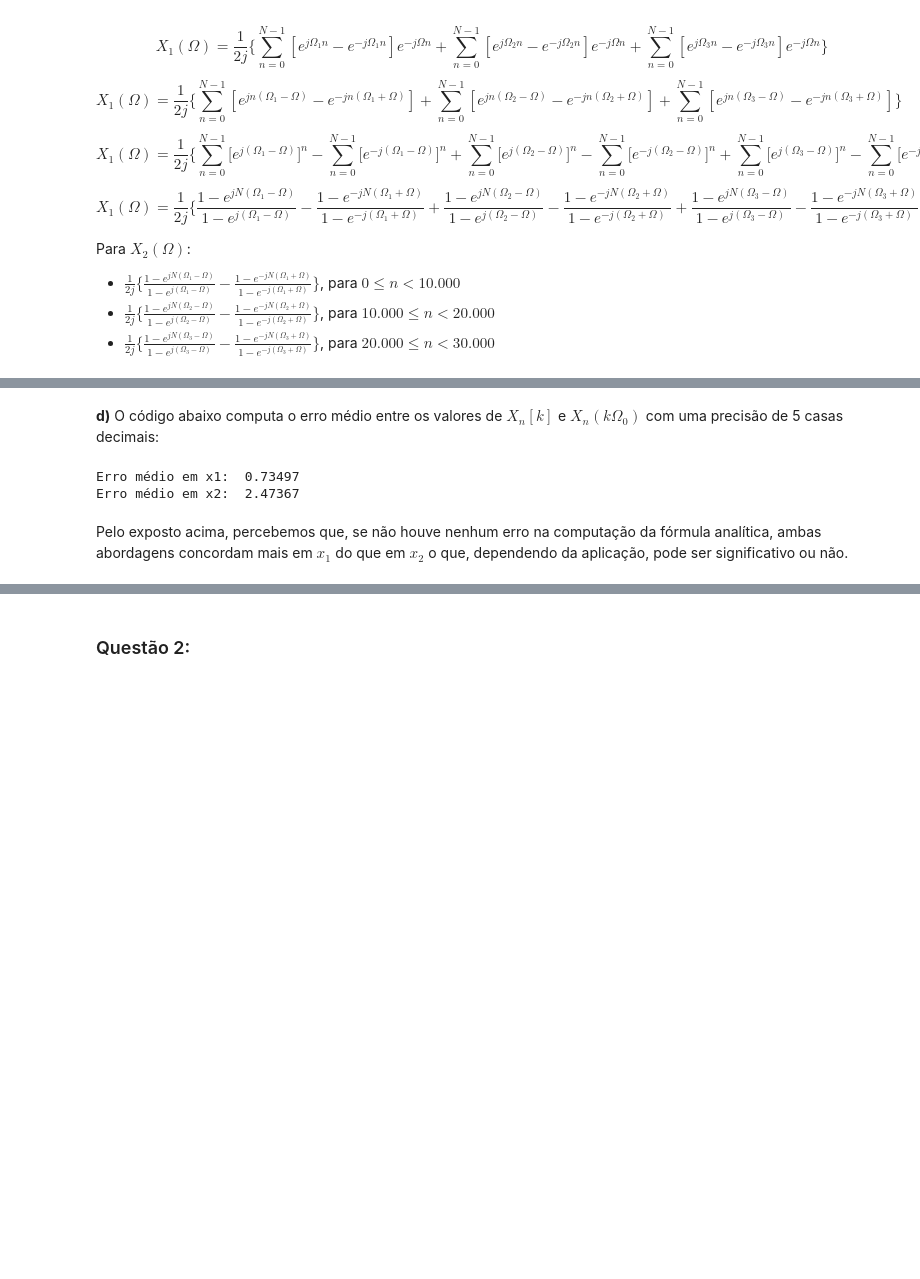
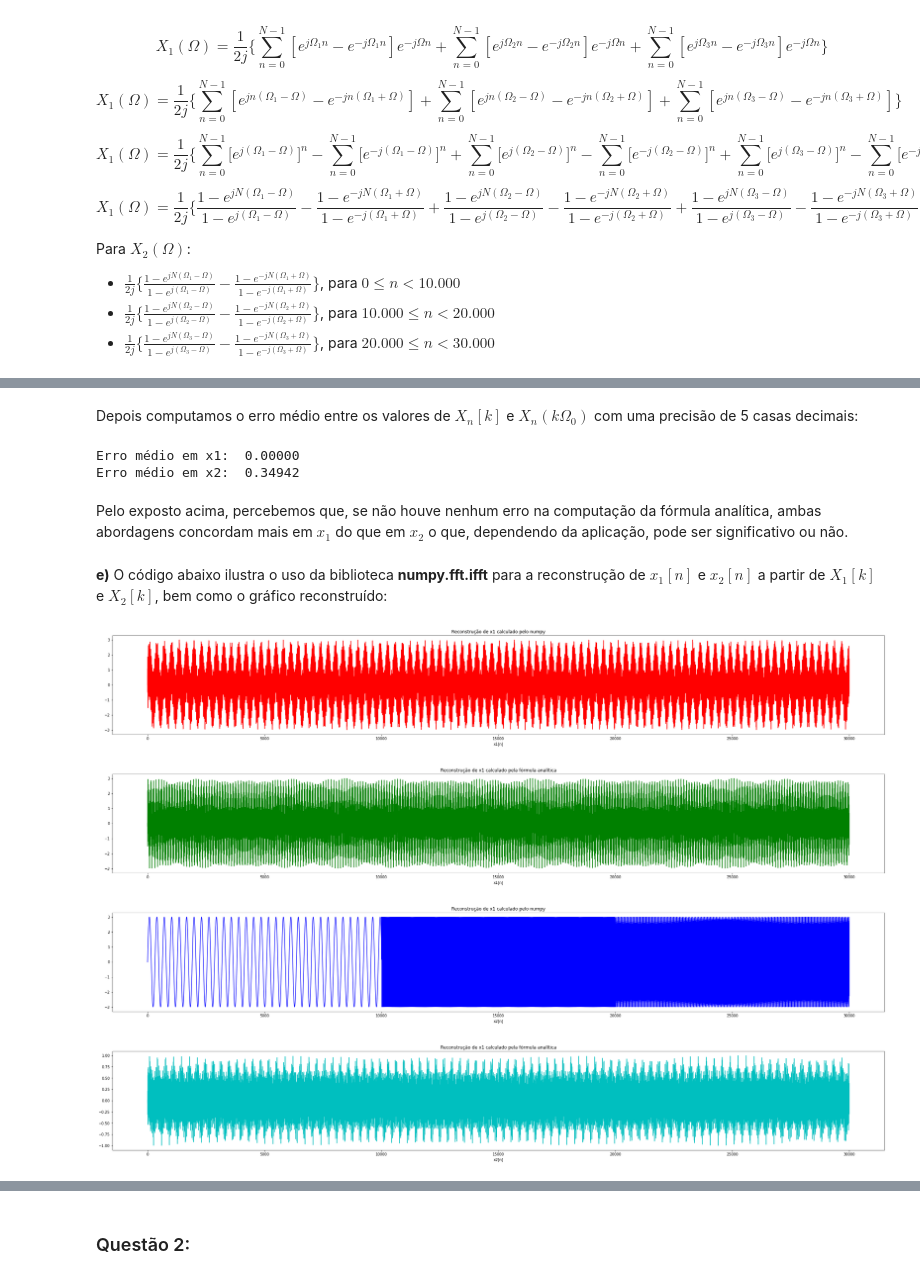
Before and after one commit to ecalasans/pds_-2, a Jupyter notebook: p2.ipynb, the cells around one changed output, grey strips where cells are left out. Cells and saved outputs as stored; diff of their text form; code cells hidden in the pictures; blank space fills up the shorter version.

```diff
--- a/p2.ipynb
+++ b/p2.ipynb
@@ -338,8 +236,9 @@ def DFT(N=0, freqs=[]):
     # Cálculo de x[k]
     somaFreq = 0
     for f in freqs:
-        fator1 = f - k*Omega0
-        fator2 = f + k*Omega0
+        omega = DOIS_PI * f
+        fator1 = omega - k*Omega0
+        fator2 = omega + k*Omega0
         frac1 = ((np.exp(1j * k[0] * fator1) - np.exp(1j * N * fator1))/(1 - np.exp(1j * fator1)))
         frac2 = ((np.exp(-1j * k[0] * fator2) - np.exp(-1j * N * fator2))/(1 - np.exp(-1j * fator2)))
 
@@ -363,19 +262,15 @@ parte3 = DFT(10000, [freq3])
 
 X2_k = np.concatenate((parte1[0], parte2[0], parte3[0]), axis=None)
 # %% [markdown]
-<b>d)</b>
-O código abaixo computa o erro médio entre os valores de $X_{n}[k]$ e $X_{n}(k \Omega_{0})$ com uma precisão de 5 casas decimais:
+Depois computamos o erro médio entre os valores de $X_{n}[k]$ e $X_{n}(k \Omega_{0})$ com uma precisão de 5 casas decimais:
 # %%
-X1_k_half = X1_k[0][range(0,int(len(X1_k[0])/2))]
-X2_k_half = X2_k[range(0,int(len(X2_k)/2))]
-
-erro_X1 = x1FFT - X1_k_half
-erro_X2 = x2FFT - X2_k_half
+erro_X1 = x1FFT - X1_k[0]
+erro_X2 = x2FFT - X2_k[0]
 
 print("Erro médio em x1:  {0:.5f}".format(np.abs(erro_X1.mean())))
 print("Erro médio em x2:  {0:.5f}".format(np.abs(erro_X2.mean())))
 # %% [output]
-Erro médio em x1:  0.73497
-Erro médio em x2:  2.47367
+Erro médio em x1:  0.00000
+Erro médio em x2:  0.34942
 # %% [markdown]
 Pelo exposto acima, percebemos que, se não houve nenhum erro na computação da fórmula analítica, ambas abordagens concordam mais em $x_{1}$ do que em $x_{2}$ o que, dependendo da aplicação, pode ser significativo ou não.
@@ -422,0 +277,41 @@ plt.show()
+# %% [markdown]
+<b>e)</b>  O código abaixo ilustra o uso da biblioteca <b>numpy.fft.ifft</b> para a reconstrução de $x_{1}[n]$ e $x_{2}[n]$ a partir de $X_{1}[k]$ e $X_{2}[k]$, bem como o gráfico reconstruído:
+# %%
+#  Reconstrução de x1FFT
+x1_n_reconst_fft = np.fft.ifft(x1FFT)
+
+#  Reconstrução de X1_k(Calculado pela fórmula analítica)
+x1_n_reconst_fa = np.fft.ifft(X1_k[0])
+
+#  Reconstrução de x2FFT(Calculado pelo numpy)
+x2_n_reconst_fft = np.fft.ifft(x2FFT)
+
+#  Reconstrução de X2_k(Calculado pela fórmula analítica)
+x2_n_reconst_fa = np.fft.ifft(X2_k)
+
+t = np.arange(0, len(X1_k[0]))
+
+plt.subplot(4,1,1)
+plt.plot(t, x1_n_reconst_fft.real, 'r')
+plt.xlabel('x1[n]')
+plt.title('Reconstrução de x1 calculado pelo numpy')
+
+plt.subplot(4,1,2)
+plt.plot(t, x1_n_reconst_fa, 'g')
+plt.xlabel('x1[n]')
+plt.title('Reconstrução de x1 calculado pela fórmula analítica')
+
+plt.subplot(4,1,3)
+plt.plot(t, x2_n_reconst_fft.real, 'b')
+plt.xlabel('x2[n]')
+plt.title('Reconstrução de x1 calculado pelo numpy')
+
+plt.subplot(4,1,4)
+plt.plot(t, x2_n_reconst_fa, 'c')
+plt.xlabel('x2[n]')
+plt.title('Reconstrução de x1 calculado pela fórmula analítica')
+
+plt.subplots_adjust(top=5, right= 5, hspace=0.4)
+plt.show()
+# %% [output]
+[figure, added]
```
Also changed, not shown: parts of 8 cells of this notebook, 1 other file.
